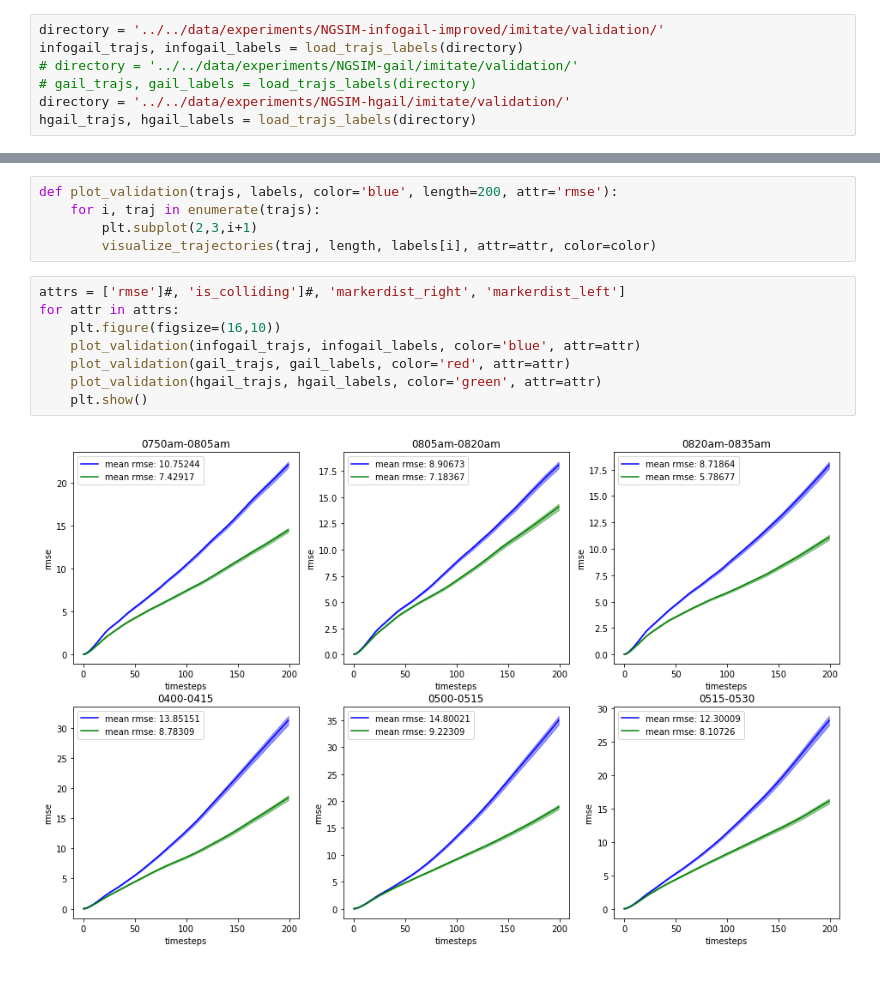
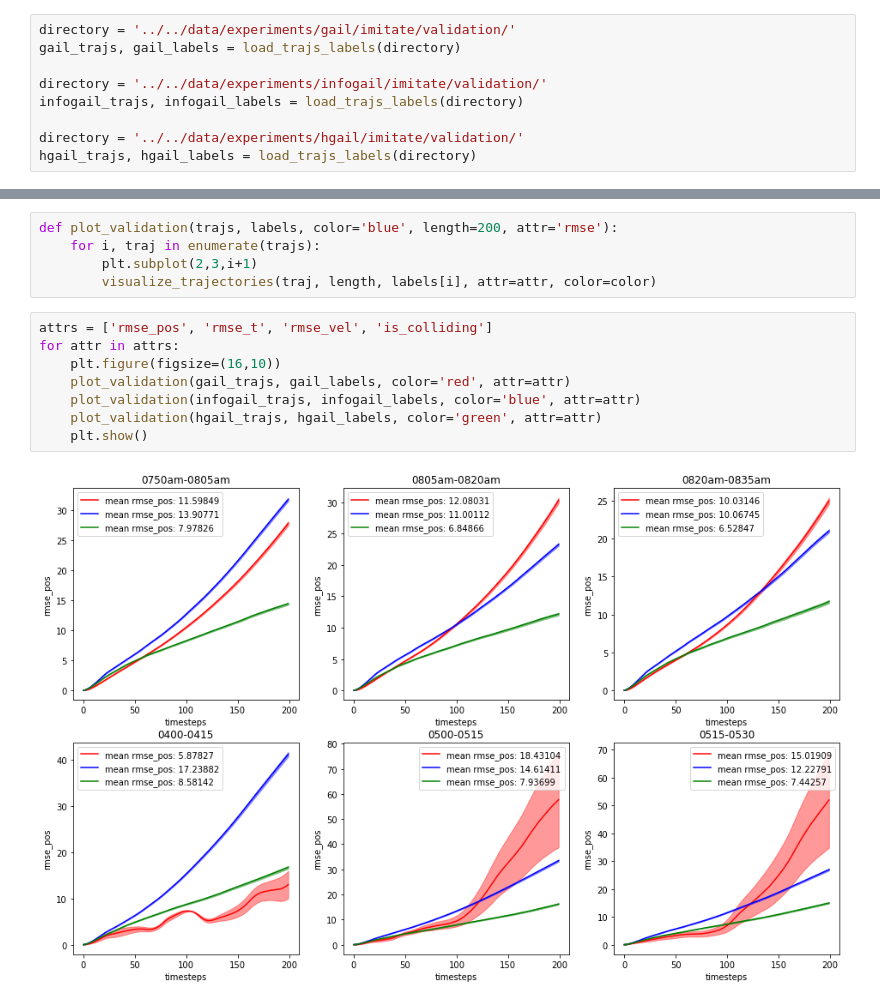
Before and after one commit to wulfebw/ngsim_env, a Jupyter notebook: scripts/imitation/visualize.ipynb, the cells around one changed output, grey strips where cells are left out. Cells and saved outputs as stored; diff of their text form.

```diff
--- a/scripts/imitation/visualize.ipynb
+++ b/scripts/imitation/visualize.ipynb
@@ -28,9 +34,11 @@ def load_trajs_labels(directory):
     trajs = [validate.load_trajectories(fp) for fp in filepaths]
     return trajs, labels
 # %%
-directory = '../../data/experiments/NGSIM-infogail-improved/imitate/validation/'
+directory = '../../data/experiments/gail/imitate/validation/'
+gail_trajs, gail_labels = load_trajs_labels(directory)
+
+directory = '../../data/experiments/infogail/imitate/validation/'
 infogail_trajs, infogail_labels = load_trajs_labels(directory)
-# directory = '../../data/experiments/NGSIM-gail/imitate/validation/'
-# gail_trajs, gail_labels = load_trajs_labels(directory)
-directory = '../../data/experiments/NGSIM-hgail/imitate/validation/'
+
+directory = '../../data/experiments/hgail/imitate/validation/'
 hgail_trajs, hgail_labels = load_trajs_labels(directory)
@@ -58,12 +64,12 @@ def plot_validation(trajs, labels, color='blue', length=200, attr='rmse'):
         plt.subplot(2,3,i+1)
         visualize_trajectories(traj, length, labels[i], attr=attr, color=color)
 # %%
-attrs = ['rmse']#, 'is_colliding']#, 'markerdist_right', 'markerdist_left']
+attrs = ['rmse_pos', 'rmse_t', 'rmse_vel', 'is_colliding']
 for attr in attrs:
     plt.figure(figsize=(16,10))
+    plot_validation(gail_trajs, gail_labels, color='red', attr=attr)
     plot_validation(infogail_trajs, infogail_labels, color='blue', attr=attr)
-    plot_validation(gail_trajs, gail_labels, color='red', attr=attr)
     plot_validation(hgail_trajs, hgail_labels, color='green', attr=attr)
     plt.show()
 # %% [output]
-[figure, old version]
+[figure, new version]
```
Also changed, not shown: parts of 3 cells of this notebook, 4 other files.
